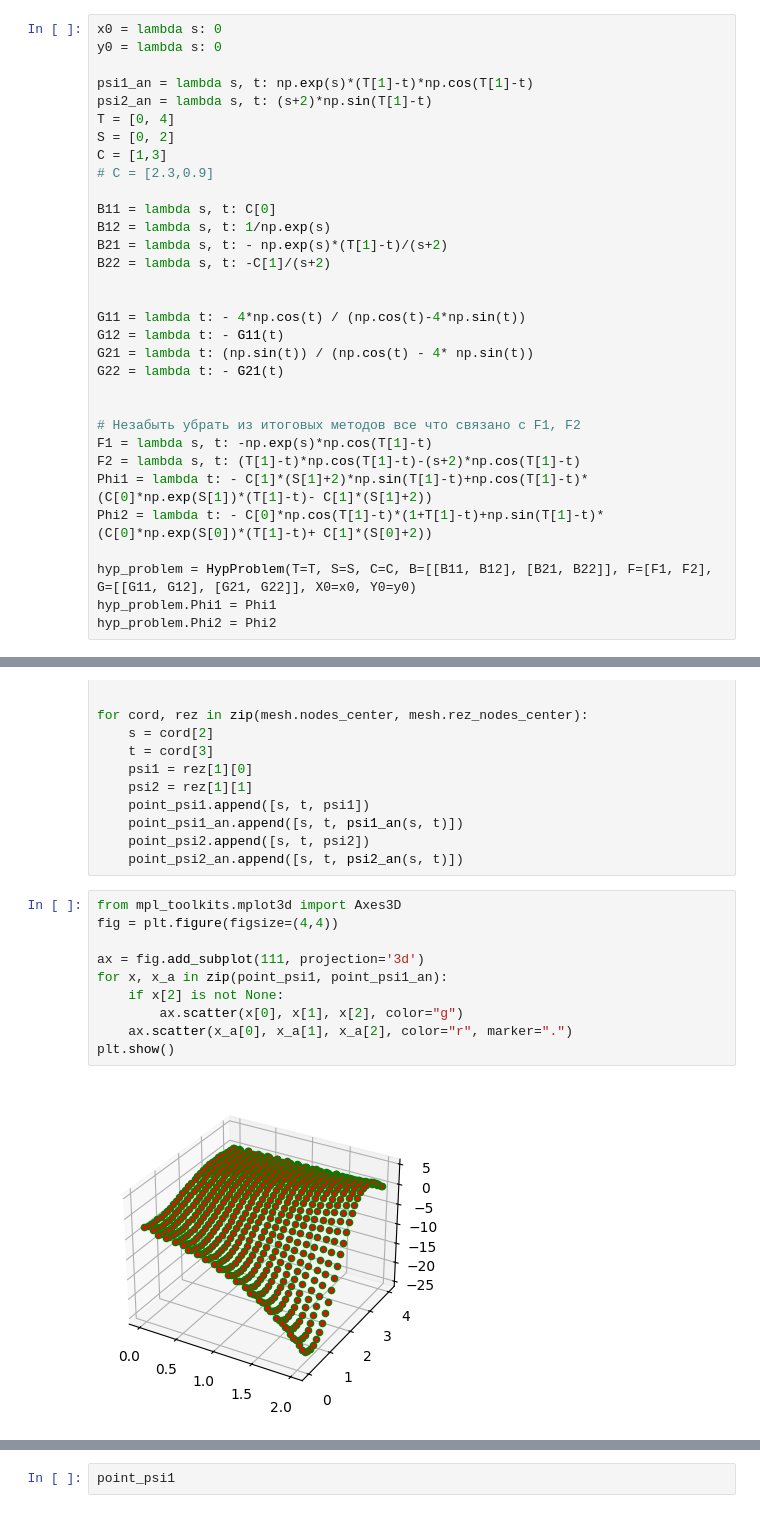
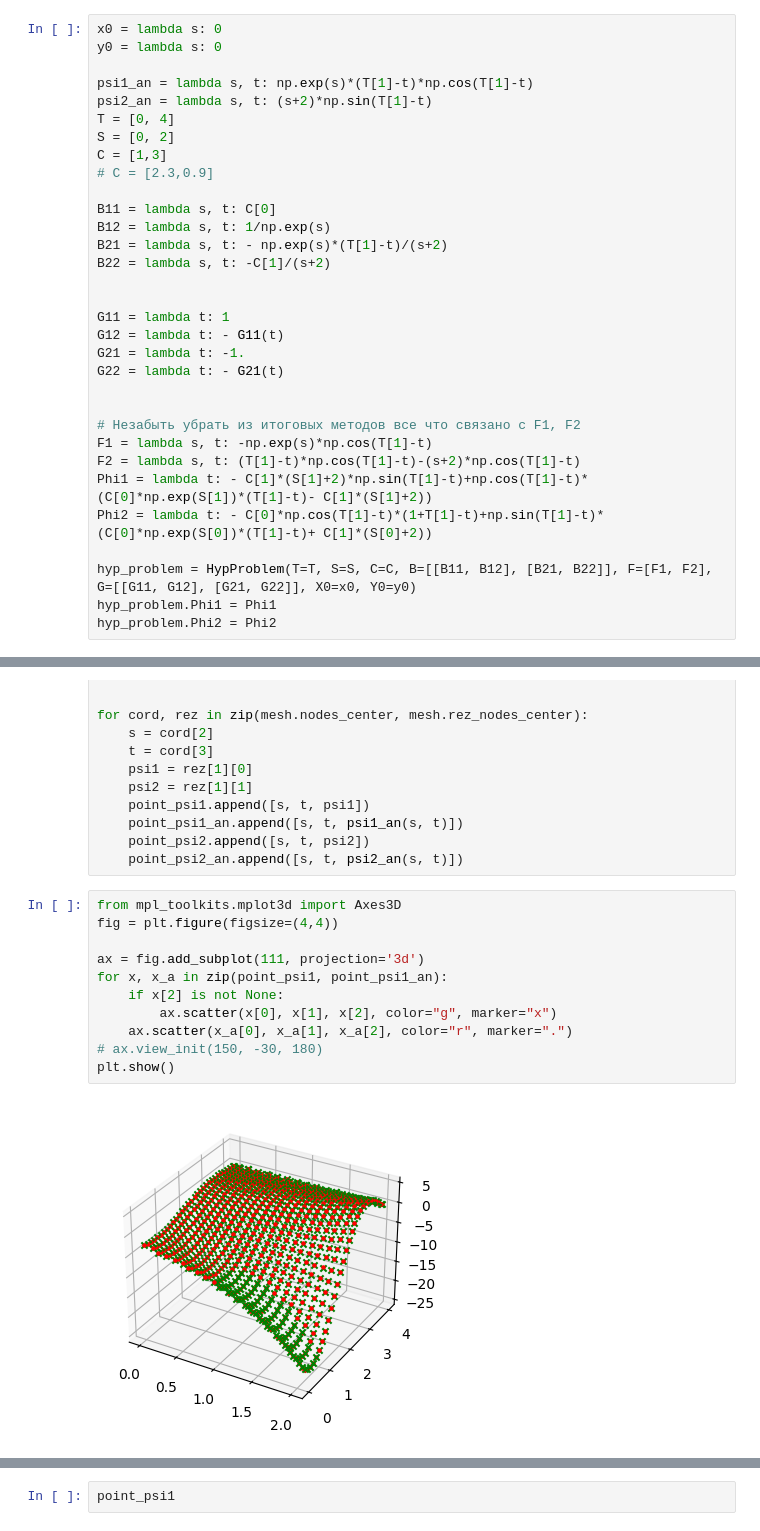
Before and after one commit to Dann38/model_rectification_column, a Jupyter notebook: Untitled.ipynb, the cells around one changed output, grey strips where cells are left out. Drawn from its saved outputs; the diff is of its cells as text.

```diff
--- a/Untitled.ipynb
+++ b/Untitled.ipynb
@@ -236,9 +236,9 @@ B21 = lambda s, t: - np.exp(s)*(T[1]-t)/(s+2)
 B22 = lambda s, t: -C[1]/(s+2)
 
 
-G11 = lambda t: - 4*np.cos(t) / (np.cos(t)-4*np.sin(t))
+G11 = lambda t: 1
 G12 = lambda t: - G11(t)
-G21 = lambda t: (np.sin(t)) / (np.cos(t) - 4* np.sin(t))
+G21 = lambda t: -1.
 G22 = lambda t: - G21(t)
 
 
@@ -377,15 +377,16 @@ for cord, rez in zip(mesh.nodes_center, mesh.rez_nodes_center):
 # %%
 from mpl_toolkits.mplot3d import Axes3D
 fig = plt.figure(figsize=(4,4))
 
 ax = fig.add_subplot(111, projection='3d')
 for x, x_a in zip(point_psi1, point_psi1_an):
     if x[2] is not None:
-        ax.scatter(x[0], x[1], x[2], color="g")
+        ax.scatter(x[0], x[1], x[2], color="g", marker="x")
     ax.scatter(x_a[0], x_a[1], x_a[2], color="r", marker=".")
+# ax.view_init(150, -30, 180)
 plt.show()
 # %% [output]
-[figure, old version]
+[figure, new version]
 # %%
 from mpl_toolkits.mplot3d import Axes3D
 fig = plt.figure(figsize=(4,4))
```
Also changed, not shown: parts of 1 cell of this notebook, 1 other file.
